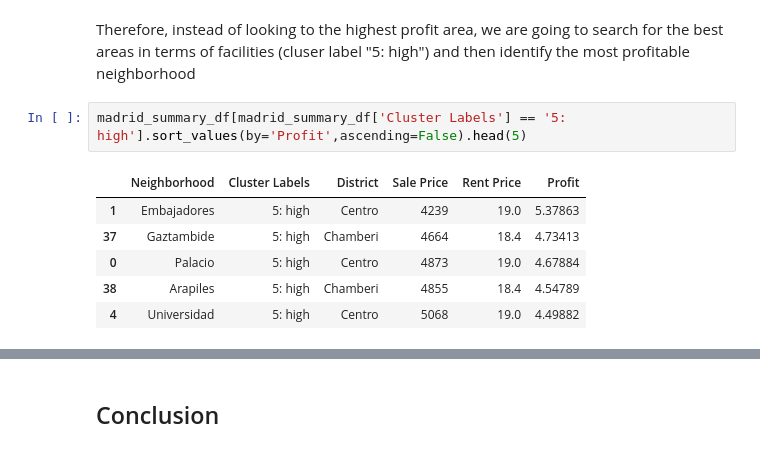
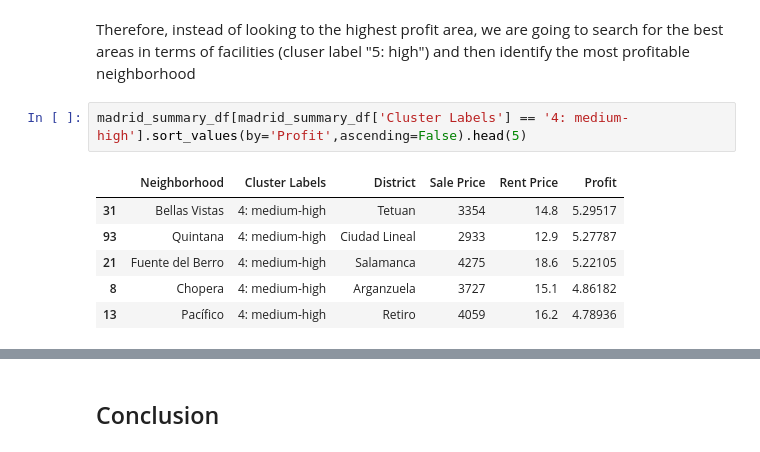
Before and after one commit to coke456/Coursera_Capstone, a Jupyter notebook: MadridNeighborhoods.ipynb, the cells around one changed output, grey strips where cells are left out. Drawn from its saved outputs; the diff is of its cells as text.

```diff
--- a/MadridNeighborhoods.ipynb
+++ b/MadridNeighborhoods.ipynb
@@ -559,11 +593,11 @@ madrid_summary_df[madrid_summary_df['Profit'] > 10]
 # %% [markdown]
 Therefore, instead of looking to the highest profit area, we are going to search for the best areas in terms of facilities (cluser label "5: high") and then identify the most profitable neighborhood
 # %%
-madrid_summary_df[madrid_summary_df['Cluster Labels'] == '5: high'].sort_values(by='Profit',ascending=False).head(5)
+madrid_summary_df[madrid_summary_df['Cluster Labels'] == '4: medium-high'].sort_values(by='Profit',ascending=False).head(5)
 # %% [output]
 |  | Neighborhood | Cluster Labels | District | Sale Price | Rent Price | Profit |
-| 1 | Embajadores | 5: high | Centro | 4239 | 19.0 | 5.37863 |
-| 37 | Gaztambide | 5: high | Chamberi | 4664 | 18.4 | 4.73413 |
-| 0 | Palacio | 5: high | Centro | 4873 | 19.0 | 4.67884 |
-| 38 | Arapiles | 5: high | Chamberi | 4855 | 18.4 | 4.54789 |
-| 4 | Universidad | 5: high | Centro | 5068 | 19.0 | 4.49882 |
+| 31 | Bellas Vistas | 4: medium-high | Tetuan | 3354 | 14.8 | 5.29517 |
+| 93 | Quintana | 4: medium-high | Ciudad Lineal | 2933 | 12.9 | 5.27787 |
+| 21 | Fuente del Berro | 4: medium-high | Salamanca | 4275 | 18.6 | 5.22105 |
+| 8 | Chopera | 4: medium-high | Arganzuela | 3727 | 15.1 | 4.86182 |
+| 13 | Pacífico | 4: medium-high | Retiro | 4059 | 16.2 | 4.78936 |
```
Also changed, not shown: parts of 7 cells of this notebook.
